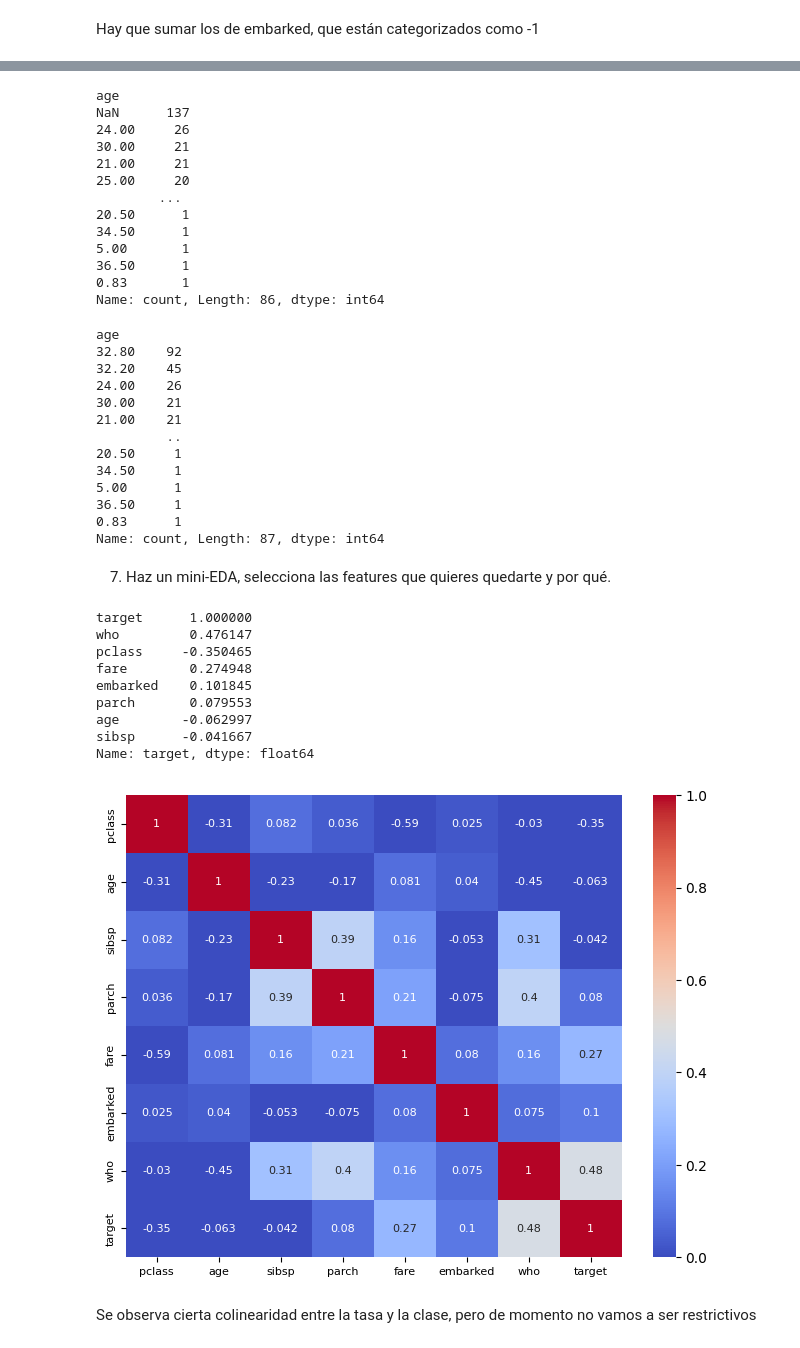
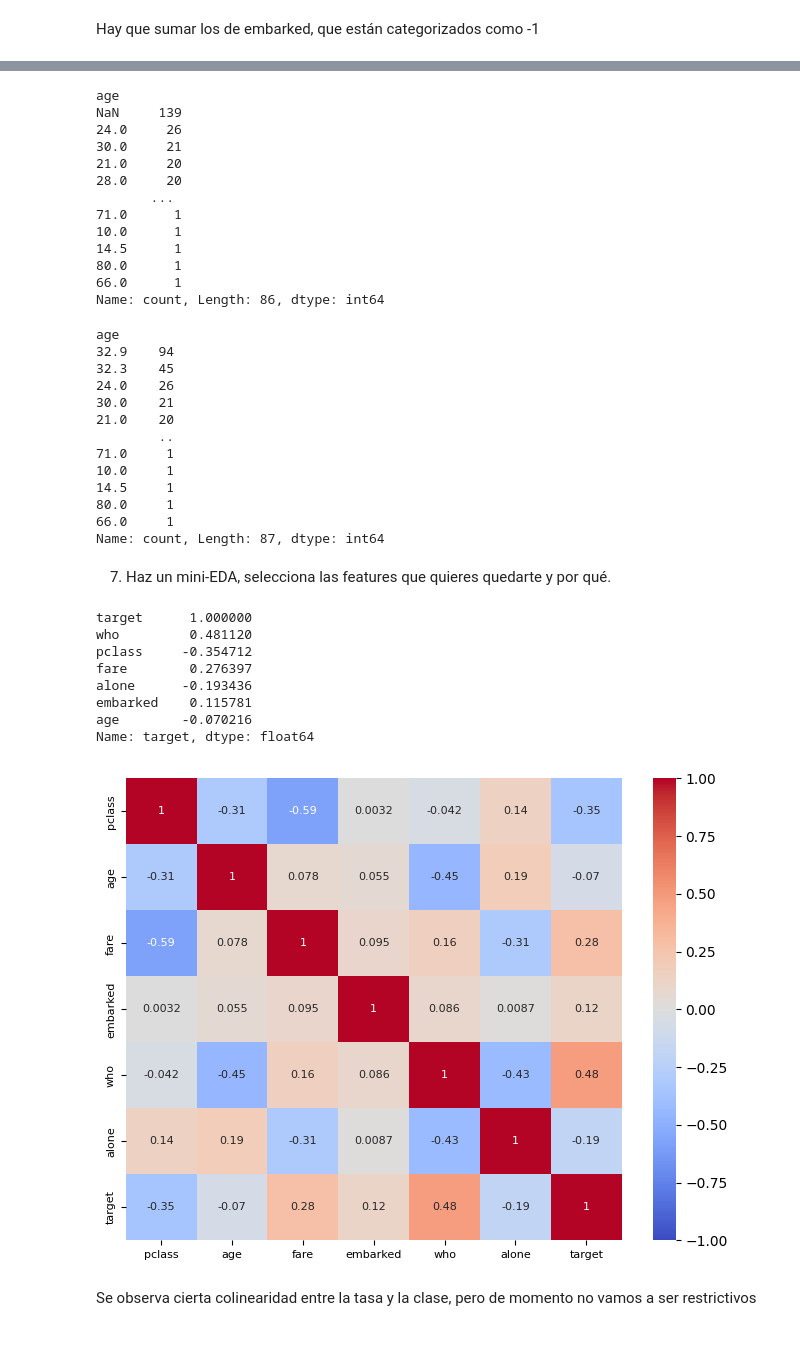
Before and after one commit to Emigarsan/DS-Online-Emilio-Garrote, a Jupyter notebook: Sprints/04_Machine_Learning/Sprint_10/Unidad_02_ML_Supervisado_Clasificacion_Regresion_Logistica/03_Practica_Obligatoria/18_Practica_Obligatoria_Clasificacion_Regresion_Logistica.ipynb, the cells around one changed output, grey strips where cells are left out. Cells and saved outputs as stored; diff of their text form; code cells hidden in the pictures.

```diff
--- a/Sprints/04_Machine_Learning/Sprint_10/Unidad_02_ML_Supervisado_Clasificacion_Regresion_Logistica/03_Practica_Obligatoria/18_Practica_Obligatoria_Clasificacion_Regresion_Logistica.ipynb
+++ b/Sprints/04_Machine_Learning/Sprint_10/Unidad_02_ML_Supervisado_Clasificacion_Regresion_Logistica/03_Practica_Obligatoria/18_Practica_Obligatoria_Clasificacion_Regresion_Logistica.ipynb
@@ -100,6 +100,6 @@ memory usage: 92.4 KB
 # %% [markdown]
 Eliminamos algunas variables redundantes o que no nos aportan información, como puede ser survived y alive; deck, embark_town y embarked; pclass y class.
 # %%
-titanic.drop(columns=["alive","deck","embark_town","adult_male", "sex", "alone","class"], inplace=True)
+titanic.drop(columns=["alive","deck","embark_town","adult_male", "sex", "parch","sibsp","class"], inplace=True)
 titanic.head()
 # %% [output]
@@ -116,5 +116,7 @@ embark_factor, embarked_labels = pd.factorize(titanic['embarked'],)
 titanic['embarked'] = embark_factor
 who_factor, who_labels = pd.factorize(titanic['who'])
 titanic['who'] = who_factor
+alone_factor, alone_labels = pd.factorize(titanic['alone'])
+titanic['alone'] = alone_factor
 titanic.head()
 # %% [output]
@@ -225,17 +226,17 @@ Name: count, dtype: int64
 features_train["age"].value_counts(dropna=False)
 # %% [output]
 age
-NaN      137
-24.00     26
-30.00     21
-21.00     21
-25.00     20
-        ...
-20.50      1
-34.50      1
-5.00       1
-36.50      1
-0.83       1
+NaN     139
+24.0     26
+30.0     21
+21.0     20
+28.0     20
+       ...
+71.0      1
+10.0      1
+14.5      1
+80.0      1
+66.0      1
 Name: count, Length: 86, dtype: int64
 # %%
 # Calculamos la media de edad acorde a la variable "who" en el conjunto de entrenamiento
@@ -249,17 +250,17 @@ for who_value, media_edad in media_edad_who.items():
 features_train["age"].value_counts(dropna=False)
 # %% [output]
 age
-32.80    92
-32.20    45
-24.00    26
-30.00    21
-21.00    21
-         ..
-20.50     1
-34.50     1
-5.00      1
-36.50     1
-0.83      1
+32.9    94
+32.3    45
+24.0    26
+30.0    21
+21.0    20
+        ..
+71.0     1
+10.0     1
+14.5     1
+80.0     1
+66.0     1
 Name: count, Length: 87, dtype: int64
 # %% [markdown]
 7. Haz un mini-EDA, selecciona las features que quieres quedarte y por qué.
@@ -269,28 +270,27 @@ df_eda["target"] = target_train
 df_eda.corr()["target"].sort_values(ascending=False, key=abs)
 # %% [output]
 target      1.000000
-who         0.476147
-pclass     -0.350465
-fare        0.274948
-embarked    0.101845
-parch       0.079553
-age        -0.062997
-sibsp      -0.041667
+who         0.481120
+pclass     -0.354712
+fare        0.276397
+alone      -0.193436
+embarked    0.115781
+age        -0.070216
 Name: target, dtype: float64
 # %%
 plt.figure(figsize=(8, 6))
 sns.heatmap(
     df_eda.corr(),
     annot=True,
     cmap='coolwarm',
-    vmin=0,
+    vmin=-1,
     vmax=1,
     annot_kws={"size": 8}  # tamaño de letra más pequeño en las anotaciones
 )
 plt.xticks(fontsize=8)
 plt.yticks(fontsize=8)
 plt.show()
 # %% [output]
-[figure, old version]
+[figure, new version]
 # %% [markdown]
 Se observa cierta colinearidad entre la tasa y la clase, pero de momento no vamos a ser restrictivos
```
Also changed, not shown: parts of 30 cells of this notebook.
